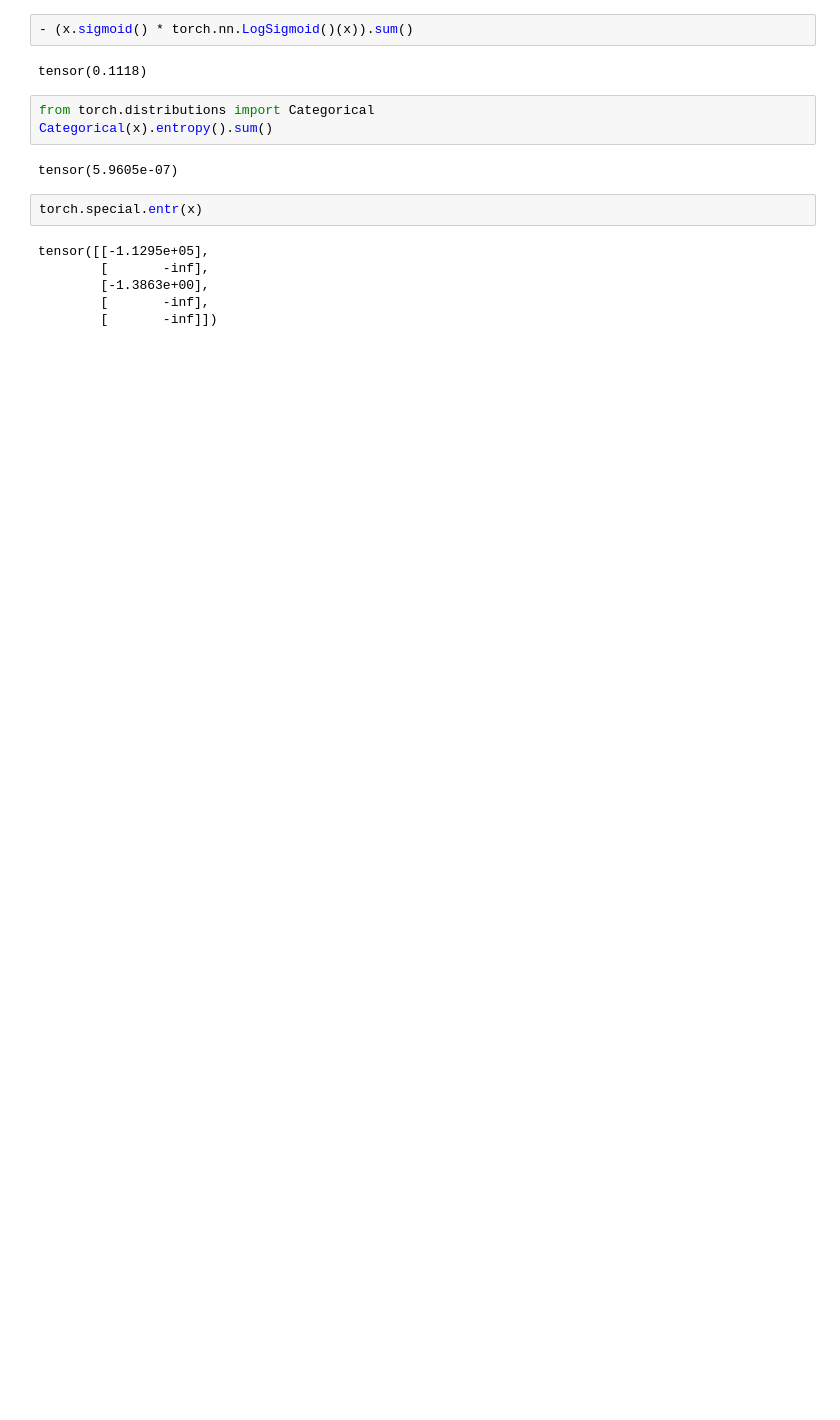
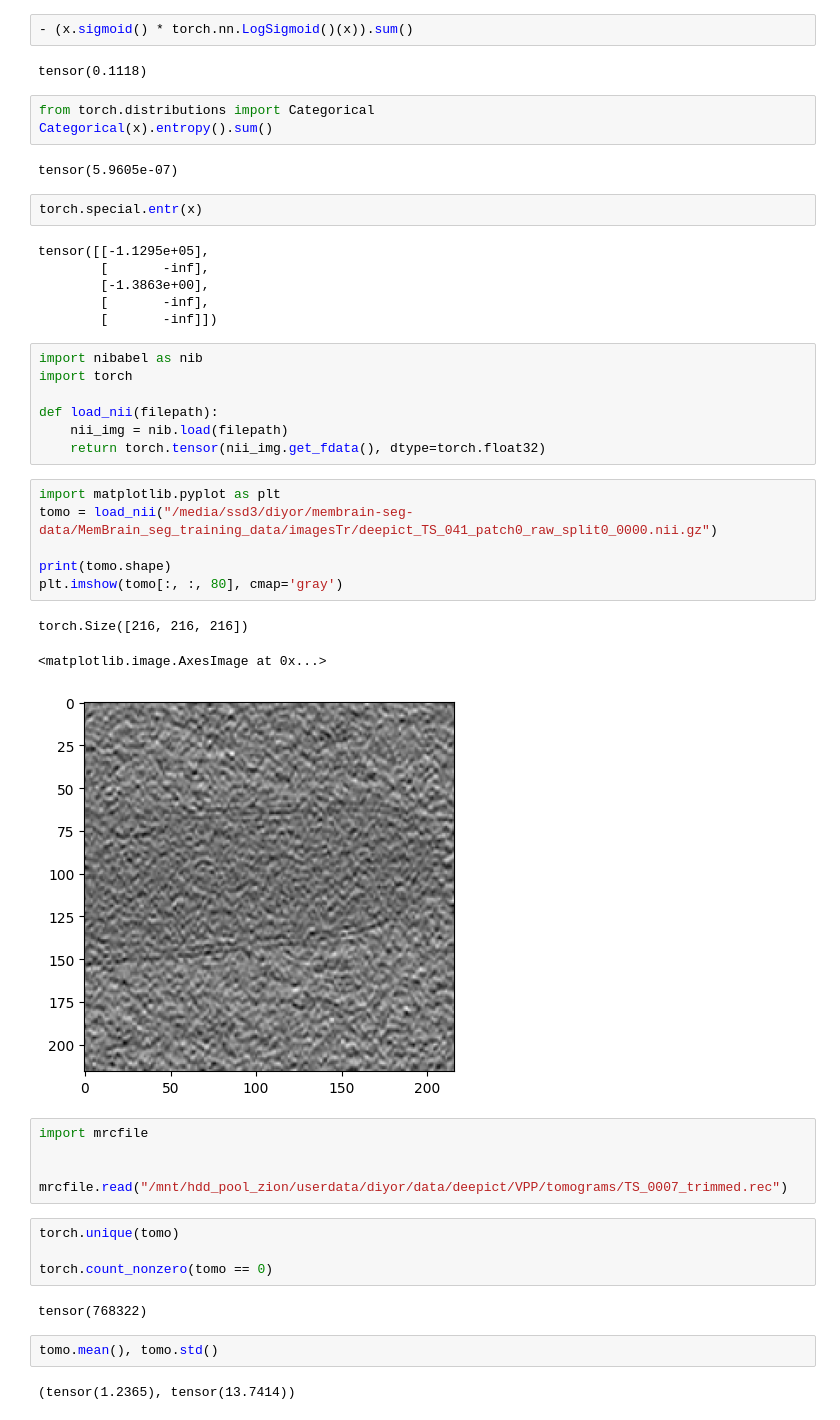
Before and after one commit to dijor0310/cryo-ttt, a Jupyter notebook: src/plotting.ipynb, the cells around one changed output. Cells and saved outputs as stored; diff of their text form; blank space fills up the shorter version.

```diff
--- a/src/plotting.ipynb
+++ b/src/plotting.ipynb
@@ -87,3 +87,35 @@ tensor([[-1.1295e+05],
         [-1.3863e+00],
         [       -inf],
         [       -inf]])
+# %%
+import nibabel as nib
+import torch
+
+def load_nii(filepath):
+    nii_img = nib.load(filepath)
+    return torch.tensor(nii_img.get_fdata(), dtype=torch.float32)
+# %%
+import matplotlib.pyplot as plt
+tomo = load_nii("/media/ssd3/diyor/membrain-seg-data/MemBrain_seg_training_data/imagesTr/deepict_TS_041_patch0_raw_split0_0000.nii.gz")
+
+print(tomo.shape)
+plt.imshow(tomo[:, :, 80], cmap='gray')
+# %% [output]
+torch.Size([216, 216, 216])
+<matplotlib.image.AxesImage at 0x...>
+[figure, added]
+# %%
+import mrcfile
+
+
+mrcfile.read("/mnt/hdd_pool_zion/userdata/diyor/data/deepict/VPP/tomograms/TS_0007_trimmed.rec")
+# %%
+torch.unique(tomo)
+
+torch.count_nonzero(tomo == 0)
+# %% [output]
+tensor(768322)
+# %%
+tomo.mean(), tomo.std()
+# %% [output]
+(tensor(1.2365), tensor(13.7414))
```
Also changed, not shown: parts of 3 cells of this notebook, 16 other files.
